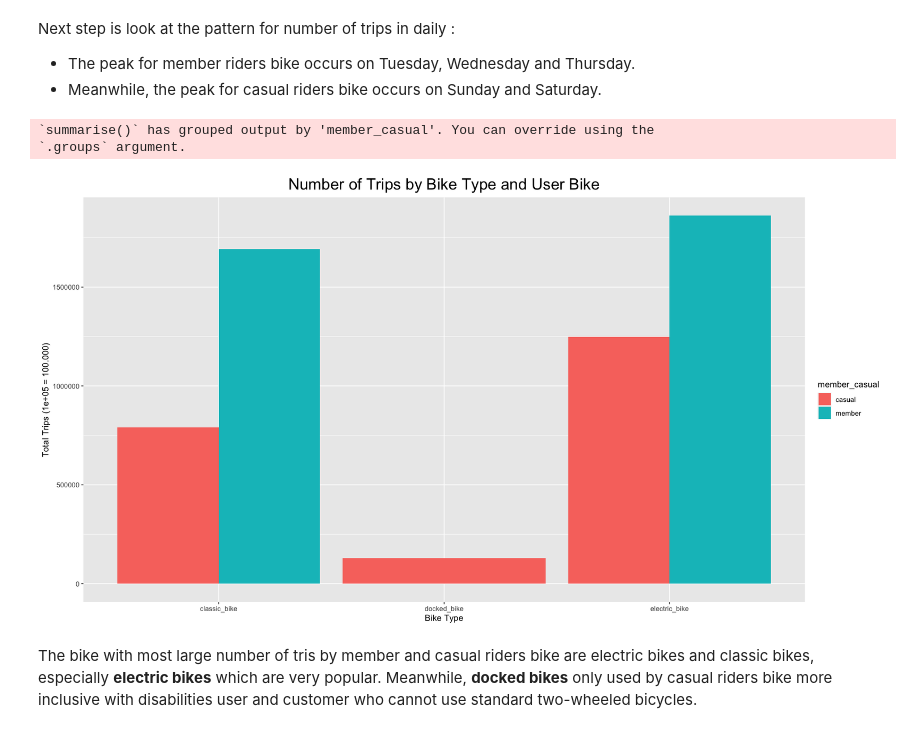
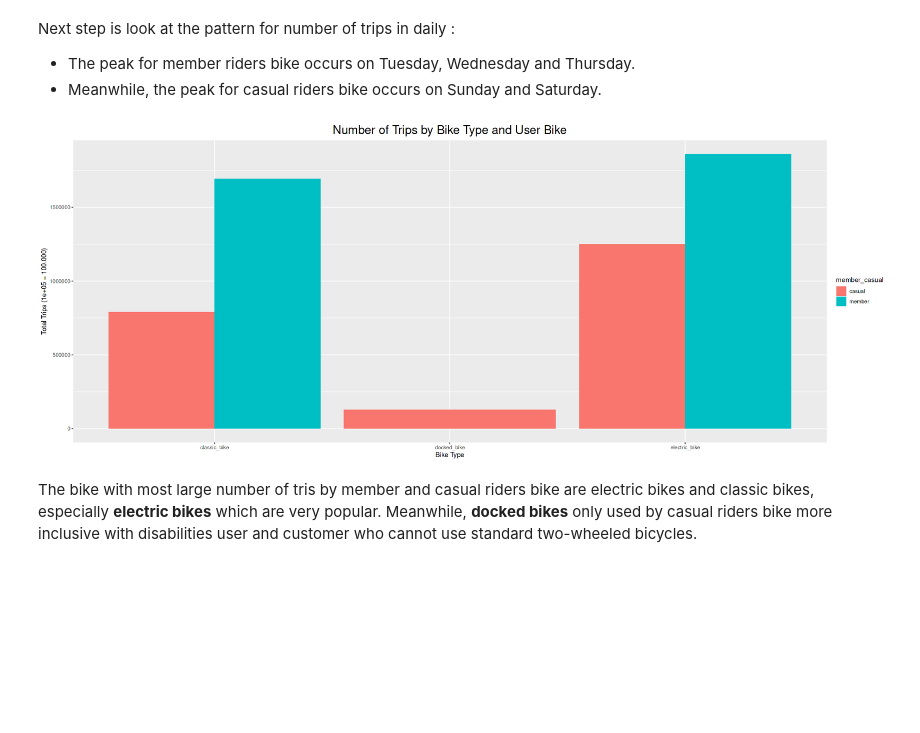
Before and after one commit to triowibowo21/Cyclistic-Bike-Share-Trips, a Jupyter notebook: cyclistic_bike_share_trips.ipynb, the cells around one changed output. Drawn from its saved outputs; the diff is of its cells as text; code cells hidden in the pictures; blank space fills up the shorter version.

```diff
--- a/cyclistic_bike_share_trips.ipynb
+++ b/cyclistic_bike_share_trips.ipynb
@@ -513,22 +503,20 @@ Next step is look at the pattern for number of trips in daily :
 # %%
 # The proportion per bike type
 
-options(repr.plot.width = 15, repr.plot.height = 8)
+options(repr.plot.width = 20, repr.plot.height = 8)
 
 all_trips_v2 %>%
   group_by(member_casual, rideable_type) %>%
-  summarise(number_of_trips = n()) %>%
+  summarise(number_of_trips = n(), .groups = 'drop') %>%
   arrange(member_casual, rideable_type) %>%
   ggplot(aes(x = rideable_type, y = number_of_trips, fill = member_casual)) +
   geom_col(position = "dodge") +
   labs(title="Number of Trips by Bike Type and User Bike") +
   theme(plot.title = element_text(hjust = 0.5, size = 20)) +
   ylab("Total Trips (1e+05 = 100.000)") +
   xlab("Bike Type")
 # %% [output]
-`summarise()` has grouped output by 'member_casual'. You can override using the
-`.groups` argument.
-[figure, old version]
+[figure, new version]
 # %% [markdown]
 The bike with most large number of tris by member and casual riders bike are electric bikes and classic bikes, especially **electric bikes** which are very popular. Meanwhile, **docked bikes** only used by casual riders bike more inclusive with disabilities user and customer who cannot use standard two-wheeled bicycles.
 # %%
```
Also changed, not shown: parts of 37 cells of this notebook.
